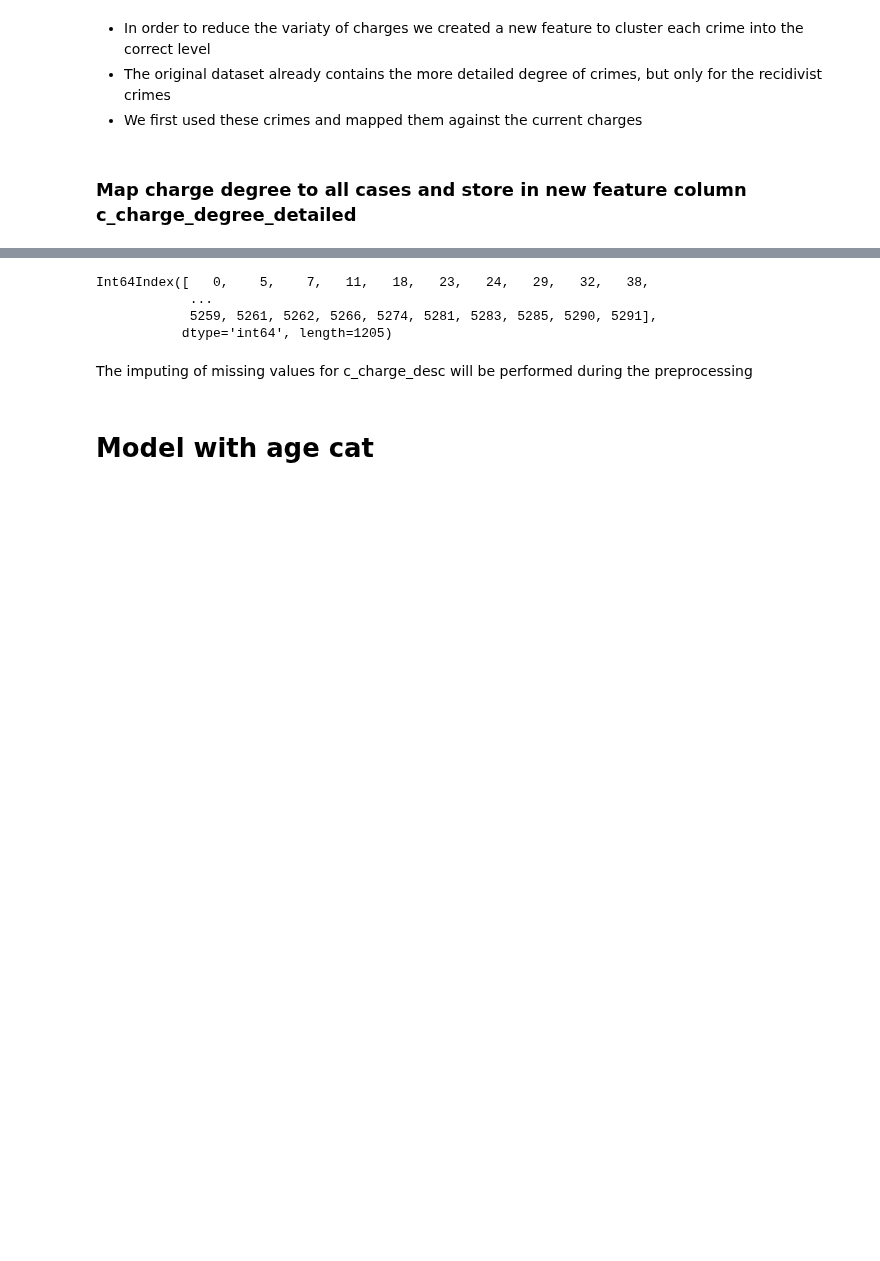
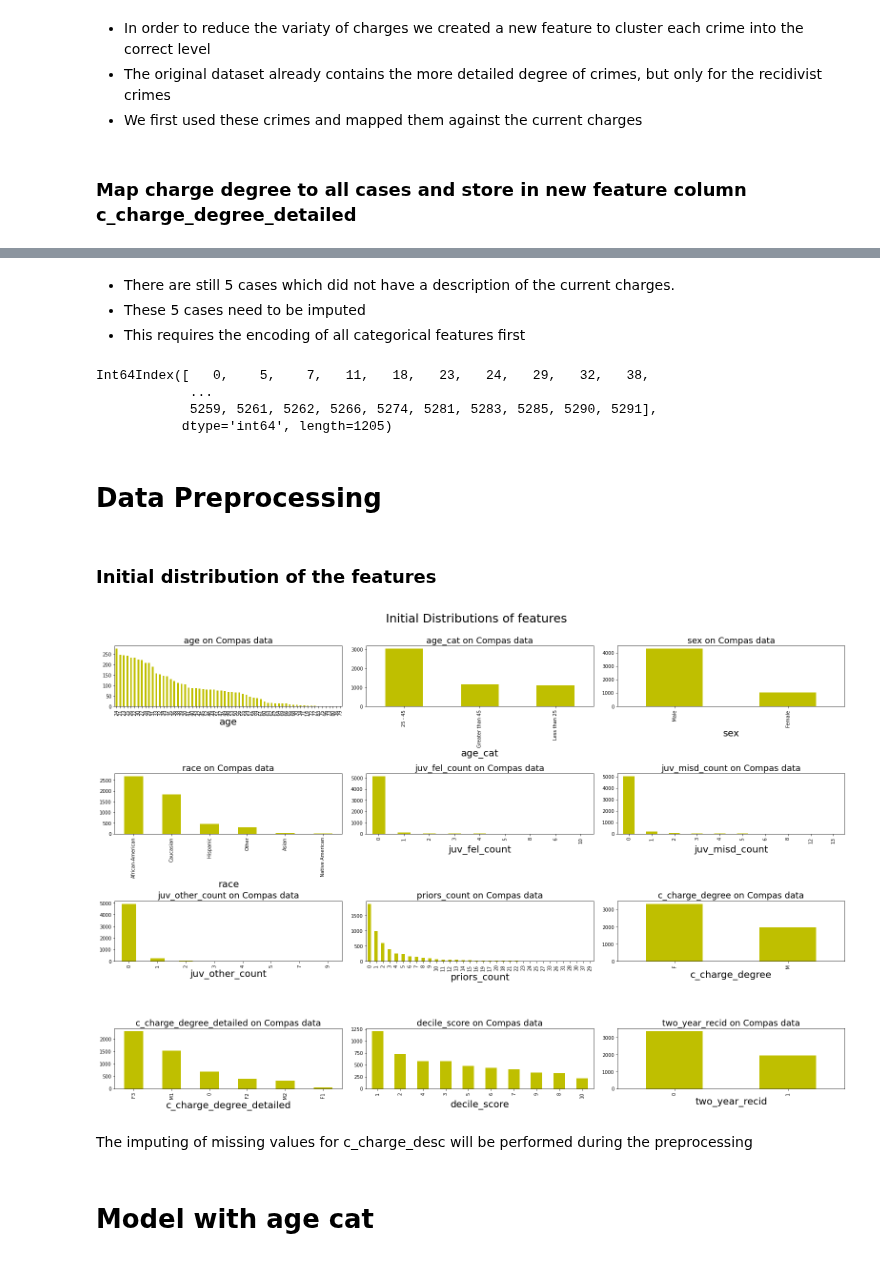
Before and after one commit to Heity94/Compas-recidivism-analysis, a Jupyter notebook: notebooks/Ngan/xgboosting.ipynb, the cells around one changed output, grey strips where cells are left out. Saved outputs shown, nothing was run; the diff lists cells and outputs as text; code cells hidden in the pictures; blank space fills up the shorter version.

```diff
--- a/notebooks/Ngan/xgboosting.ipynb
+++ b/notebooks/Ngan/xgboosting.ipynb
@@ -155,5 +148,9 @@ df[df.c_charge_degree_detailed.isnull()]
 # %%
 index_nan_cases = df[df.c_charge_degree_detailed.isnull()].index
+# %% [markdown]
+- There are still 5 cases which did not have a description of the current charges.
+- These 5 cases need to be imputed
+- This requires the encoding of all categorical features first
 # %%
 print(index_nan_cases)
 # %% [output]
@@ -161,6 +158,33 @@ Int64Index([   0,    5,    7,   11,   18,   23,   24,   29,   32,   38,
             ...
             5259, 5261, 5262, 5266, 5274, 5281, 5283, 5285, 5290, 5291],
            dtype='int64', length=1205)
+# %% [markdown]
+# Data Preprocessing
+# %% [markdown]
+### Initial distribution of the features
+# %%
+
+def plot_dist(col, ax):
+    df[col][df[col].notnull()].value_counts().plot(kind='bar', facecolor='y', ax=ax)
+    ax.set_xlabel('{}'.format(col), fontsize=20)
+    ax.set_title("{} on Compas data".format(col), fontsize= 18)
+    return ax
+
+f, ax = plt.subplots(4,3, figsize = (22,15))
+f.tight_layout(h_pad=12, w_pad=2, rect=[0, 0.03, 1, 0.93])
+cols = [ "age", "age_cat", "sex", "race",  #demographics
+           "juv_fel_count", "juv_misd_count", "juv_other_count", "priors_count", #criminal history
+           "c_charge_degree", "c_charge_degree_detailed", #current charges
+           "decile_score", #compas results for current charges -> target for regression (COMPAS scores for general recidivism)
+           "two_year_recid"]
+k = 0
+for i in range(4):
+    for j in range(3):
+        plot_dist(cols[k], ax[i][j])
+        k += 1
+__ = plt.suptitle("Initial Distributions of features", fontsize= 25)
+# %% [output]
+[figure, added]
 # %% [markdown]
 The imputing of missing values for c_charge_desc will be performed during the preprocessing
 # %%
```
Also changed, not shown: parts of 30 cells of this notebook, 1 other file.
